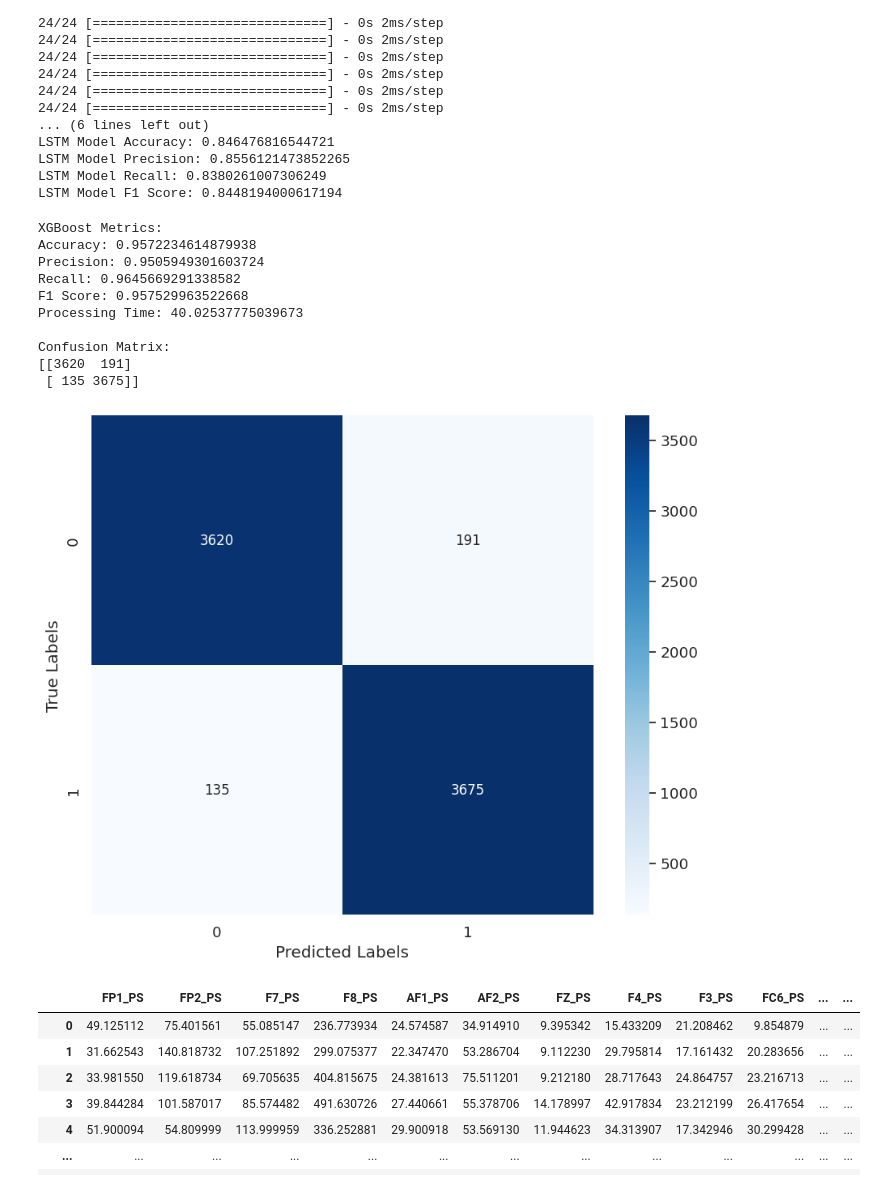
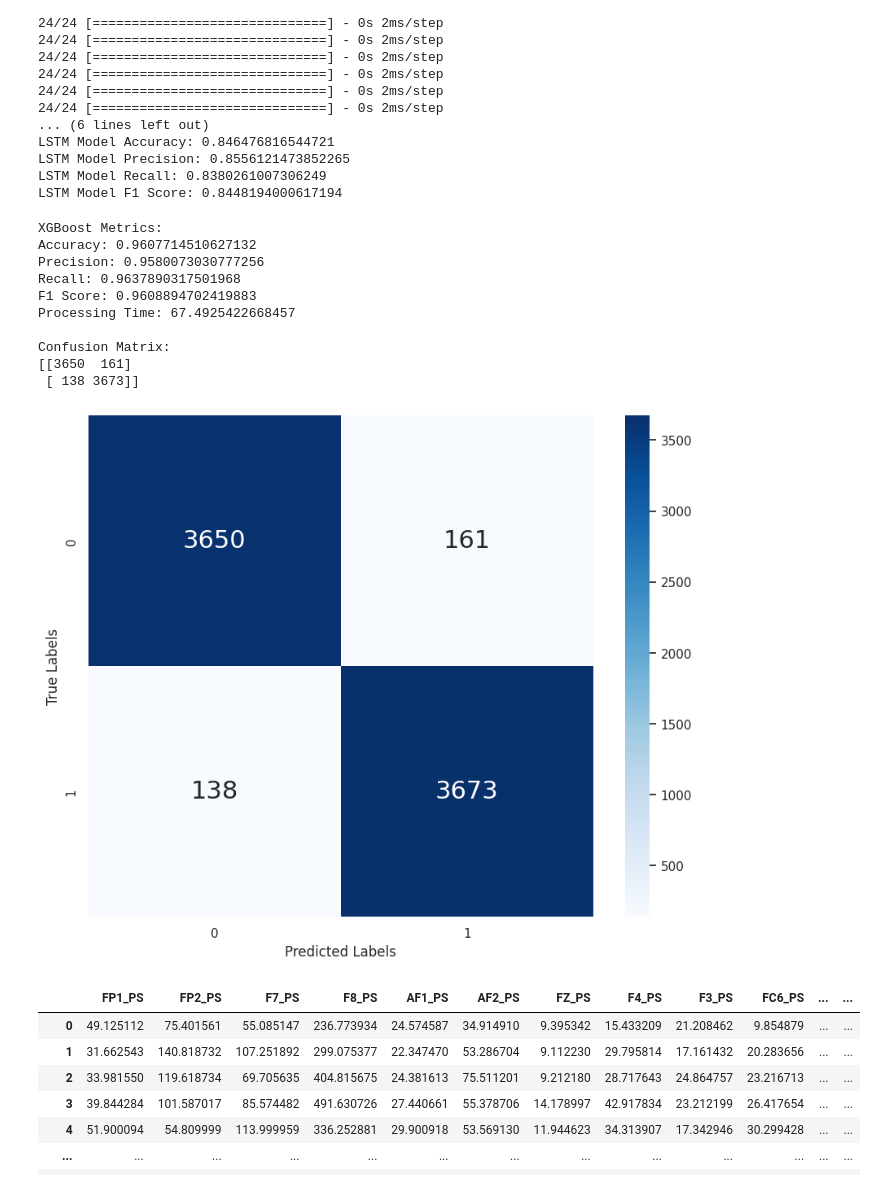
Before and after one commit to 1804054Miraz/My_Thesis_Work, a Jupyter notebook: ML_apply_in_on_Gamma_Beta_and_KatzFD_Band_with_full_channels_updated.ipynb, the cells around one changed output. Cells and saved outputs as stored; diff of their text form; code cells hidden in the pictures.

```diff
--- a/ML_apply_in_on_Gamma_Beta_and_KatzFD_Band_with_full_channels_updated.ipynb
+++ b/ML_apply_in_on_Gamma_Beta_and_KatzFD_Band_with_full_channels_updated.ipynb
@@ -268,43 +268,43 @@ xgb_classifier = XGBClassifier()
 xgb_predictions = cross_val_predict(xgb_classifier, X, y_encoded, cv=KFold(n_splits=10, shuffle=True, random_state=42))
 xgb_accuracy = accuracy_score(y_encoded, xgb_predictions)
 xgb_precision = precision_score(y_encoded, xgb_predictions)
 xgb_recall = recall_score(y_encoded, xgb_predictions)
 xgb_f1 = f1_score(y_encoded, xgb_predictions)
 xgb_processing_time = time.time() - start_time
 
 # Confusion Matrix
 xgb_confusion_matrix = confusion_matrix(y_encoded, xgb_predictions)
 
 print("\nXGBoost Metrics:")
 print("Accuracy:", xgb_accuracy)
 print("Precision:", xgb_precision)
 print("Recall:", xgb_recall)
 print("F1 Score:", xgb_f1)
 print("Processing Time:", xgb_processing_time)
 print("\nConfusion Matrix:")
 print(xgb_confusion_matrix)
 
 # Create a heatmap of the confusion matrix with a diverging color palette
 plt.figure(figsize=(10, 8))
-sns.set(font_scale=1.2)  # Adjust font size
-sns.heatmap(xgb_confusion_matrix, annot=True, cmap="Blues", fmt="d", annot_kws={"size": 12})
+sns.set(font_scale=1)  # Adjust font size
+sns.heatmap(xgb_confusion_matrix, annot=True, cmap="Blues", fmt="d", annot_kws={"size": 22})
 
 # plt.title("Confusion Matrix - XGBoost Classifier")
 plt.xlabel("Predicted Labels")
 plt.ylabel("True Labels")
 plt.show()
 # %% [output]
 XGBoost Metrics:
-Accuracy: 0.9572234614879938
-Precision: 0.9505949301603724
-Recall: 0.9645669291338582
-F1 Score: 0.957529963522668
-Processing Time: 40.02537775039673
+Accuracy: 0.9607714510627132
+Precision: 0.9580073030777256
+Recall: 0.9637890317501968
+F1 Score: 0.9608894702419883
+Processing Time: 67.4925422668457
 
 Confusion Matrix:
-[[3620  191]
- [ 135 3675]]
+[[3650  161]
+ [ 138 3673]]
-[figure, old version]
+[figure, new version]
 # %%
 path = '/content/drive/MyDrive/Dataset/Features/Katz_Fd_Features_a_c.csv'
 Katz_Fd_Features_a_c = pd.read_csv(path)
```
Also changed, not shown: parts of 1 cell of this notebook.
